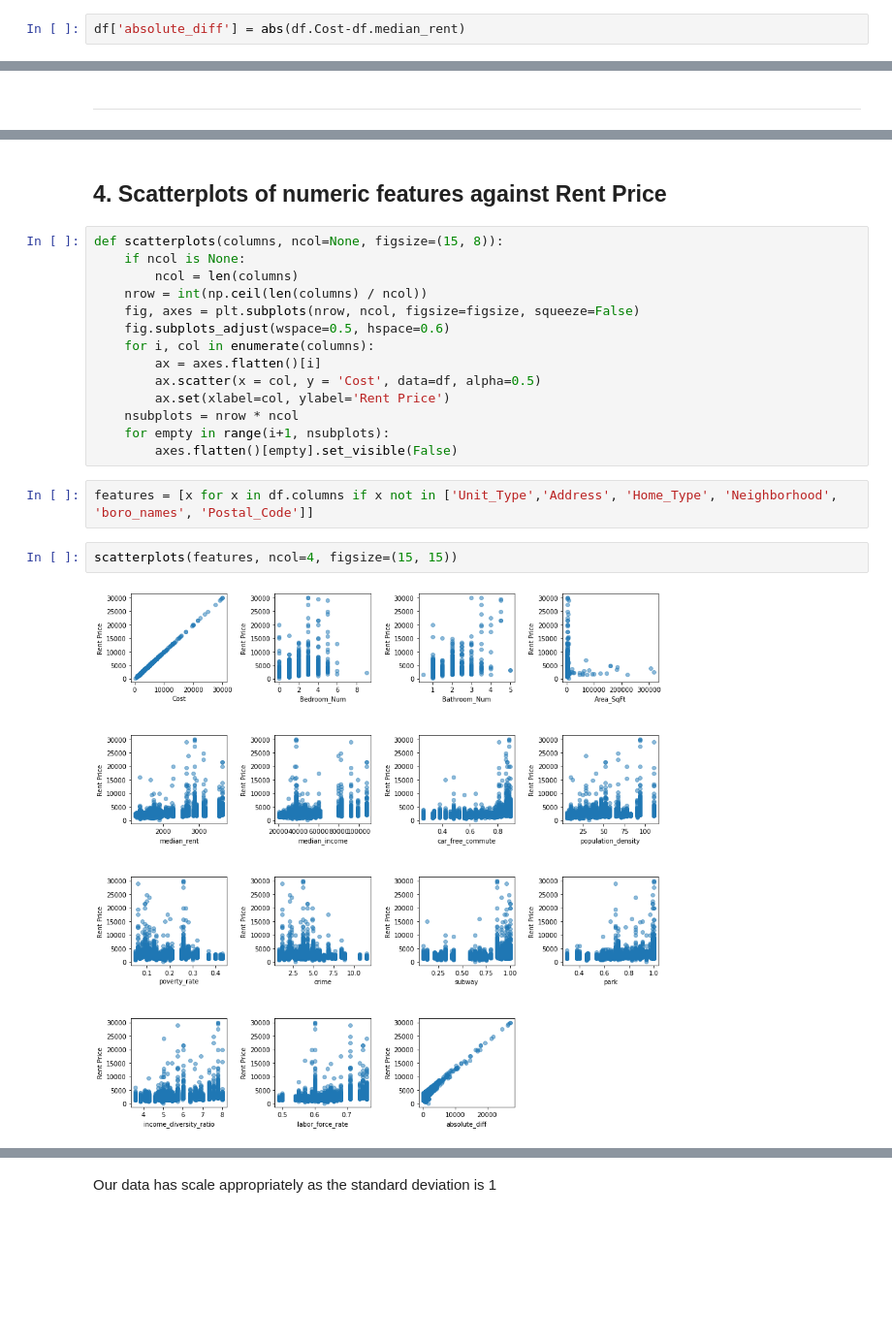
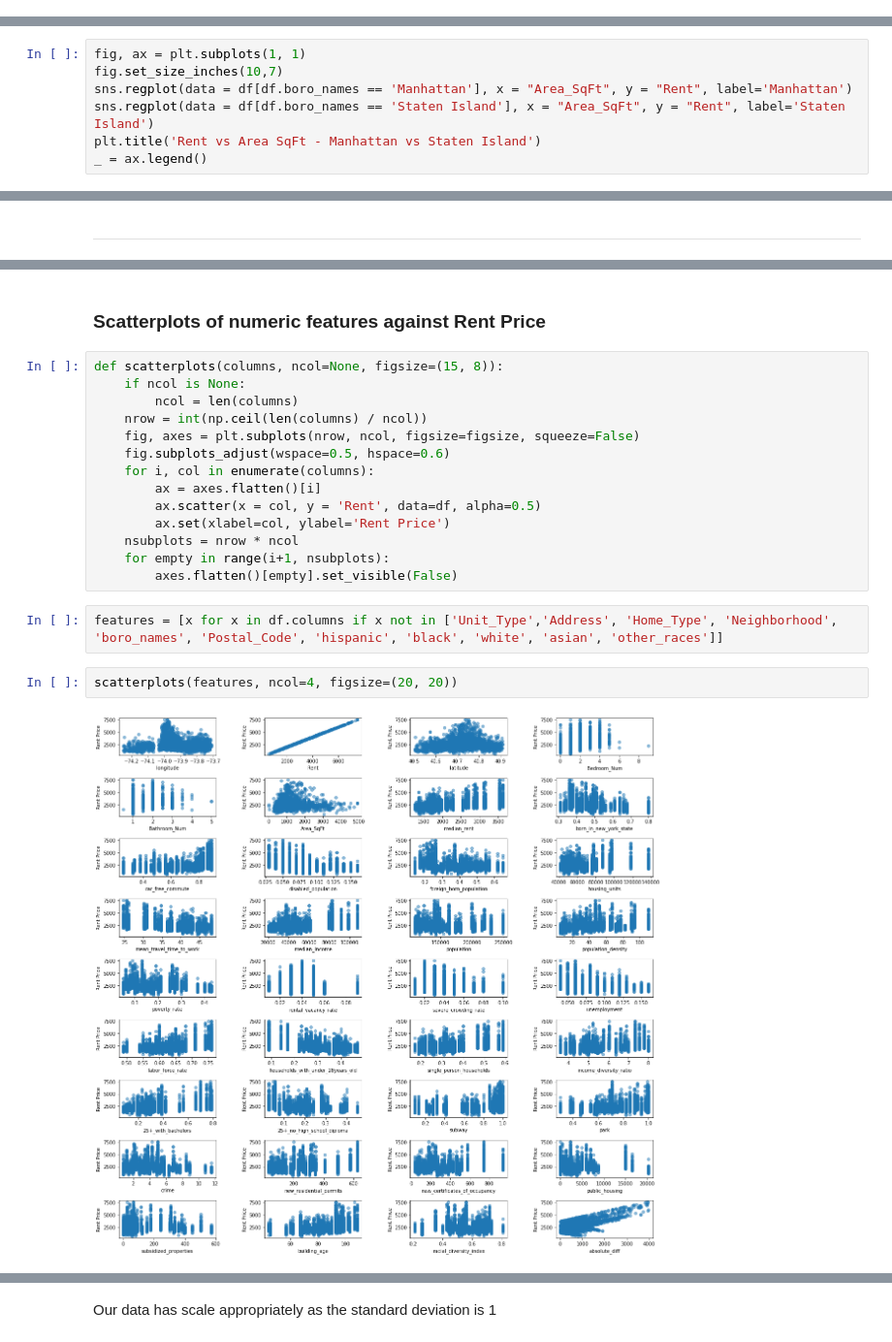
Before and after one commit to Nicolas-Jorq/Capstone-NYC-Rental-Price, a Jupyter notebook: 3 - Exploratory Data Analysis/Capstone Project 2 - EDA.ipynb, the cells around one changed output, grey strips where cells are left out. Shown at 97% size. Drawn from its saved outputs; the diff is of its cells as text; blank space fills up the shorter version.

```diff
--- a/3 - Exploratory Data Analysis/Capstone Project 2 - EDA.ipynb
+++ b/3 - Exploratory Data Analysis/Capstone Project 2 - EDA.ipynb
@@ -268,2 +287,0 @@ plt.tight_layout()
-# %%
-df['absolute_diff'] = abs(df.Cost-df.median_rent)
@@ -320,0 +379,7 @@ for burough in Buroughs:
+# %%
+fig, ax = plt.subplots(1, 1)
+fig.set_size_inches(10,7)
+sns.regplot(data = df[df.boro_names == 'Manhattan'], x = "Area_SqFt", y = "Rent", label='Manhattan')
+sns.regplot(data = df[df.boro_names == 'Staten Island'], x = "Area_SqFt", y = "Rent", label='Staten Island')
+plt.title('Rent vs Area SqFt - Manhattan vs Staten Island')
+_ = ax.legend()
@@ -353,5 +392,5 @@ sns.jointplot(x='poverty_rate', y='labor_force_rate', data=df, kind="reg");
 # %% [markdown]
-## 4. Scatterplots of numeric features against Rent Price
+### Scatterplots of numeric features against Rent Price
 # %%
 def scatterplots(columns, ncol=None, figsize=(15, 8)):
     if ncol is None:
@@ -361,15 +400,15 @@ def scatterplots(columns, ncol=None, figsize=(15, 8)):
     fig.subplots_adjust(wspace=0.5, hspace=0.6)
     for i, col in enumerate(columns):
         ax = axes.flatten()[i]
-        ax.scatter(x = col, y = 'Cost', data=df, alpha=0.5)
+        ax.scatter(x = col, y = 'Rent', data=df, alpha=0.5)
         ax.set(xlabel=col, ylabel='Rent Price')
     nsubplots = nrow * ncol
     for empty in range(i+1, nsubplots):
         axes.flatten()[empty].set_visible(False)
 # %%
-features = [x for x in df.columns if x not in ['Unit_Type','Address', 'Home_Type', 'Neighborhood', 'boro_names', 'Postal_Code']]
+features = [x for x in df.columns if x not in ['Unit_Type','Address', 'Home_Type', 'Neighborhood', 'boro_names', 'Postal_Code', 'hispanic', 'black', 'white', 'asian', 'other_races']]
 # %%
-scatterplots(features, ncol=4, figsize=(15, 15))
+scatterplots(features, ncol=4, figsize=(20, 20))
 # %% [output]
-[figure, old version]
+[figure, new version]
 # %% [markdown]
```
Also changed, not shown: parts of 145 cells of this notebook, 10 other files.
